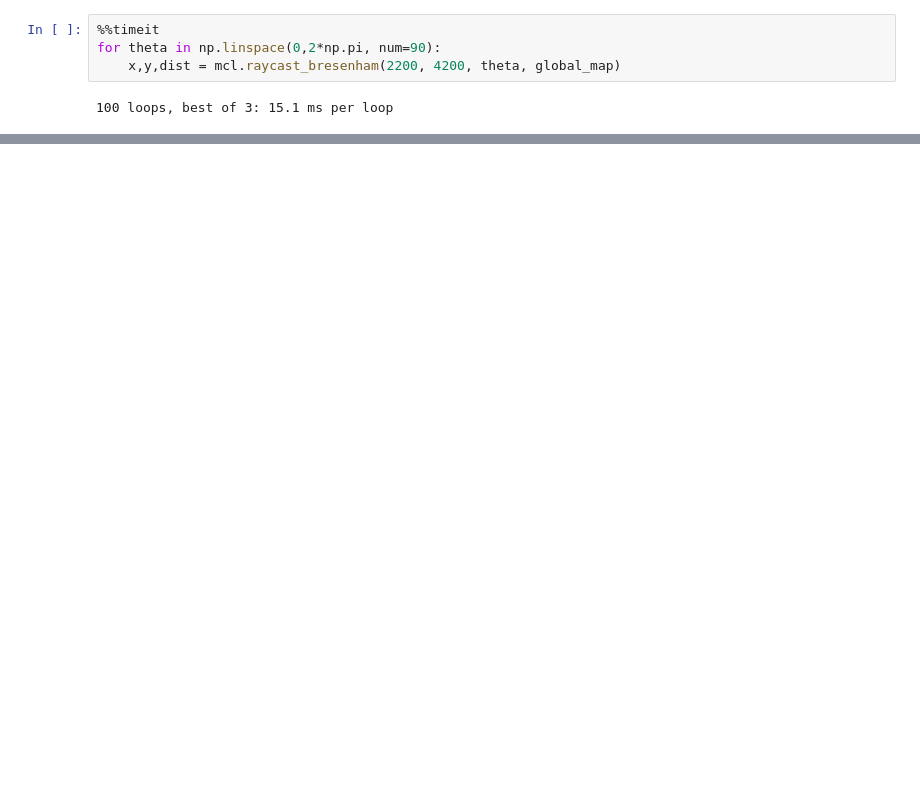
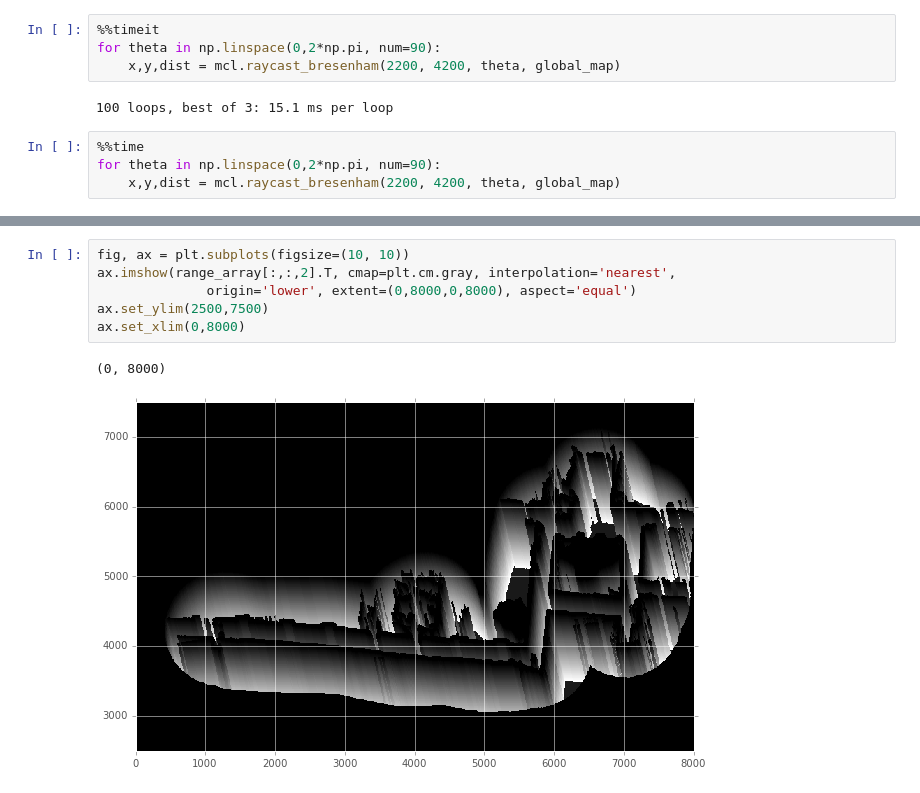
Before and after one commit to sjobeek/robostats_mcl, a Jupyter notebook: mcl_tests.ipynb, the cells around one changed output, grey strips where cells are left out. Cells and saved outputs as stored; diff of their text form; blank space fills up the shorter version.

```diff
--- a/mcl_tests.ipynb
+++ b/mcl_tests.ipynb
@@ -207,3 +203,7 @@ for theta in np.linspace(0,2*np.pi, num=90):
     x,y,dist = mcl.raycast_bresenham(2200, 4200, theta, global_map)
 # %% [output]
 100 loops, best of 3: 15.1 ms per loop
+# %%
+%%time
+for theta in np.linspace(0,2*np.pi, num=90):
+    x,y,dist = mcl.raycast_bresenham(2200, 4200, theta, global_map)
@@ -222,0 +229,9 @@ ax.set_xlim(0,8000)
+# %%
+fig, ax = plt.subplots(figsize=(10, 10))
+ax.imshow(range_array[:,:,2].T, cmap=plt.cm.gray, interpolation='nearest',
+              origin='lower', extent=(0,8000,0,8000), aspect='equal')
+ax.set_ylim(2500,7500)
+ax.set_xlim(0,8000)
+# %% [output]
+(0, 8000)
+[figure, added]
```
Also changed, not shown: parts of 4 cells of this notebook, 1 other file.
